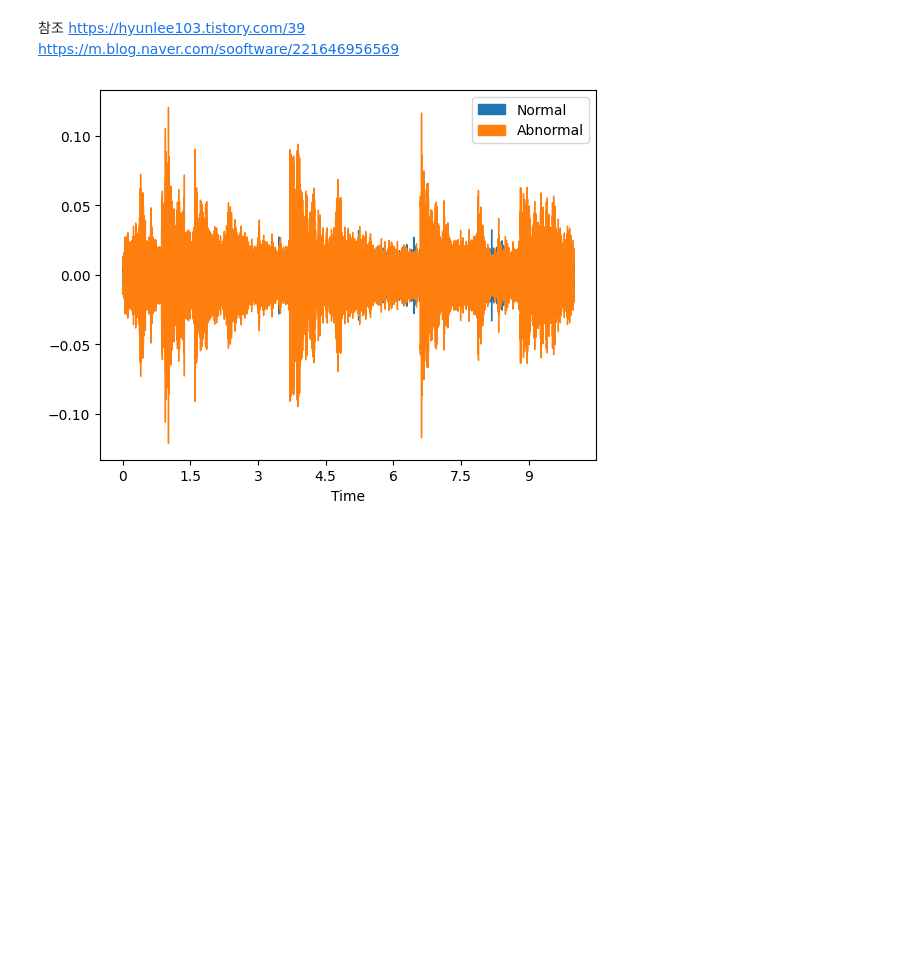
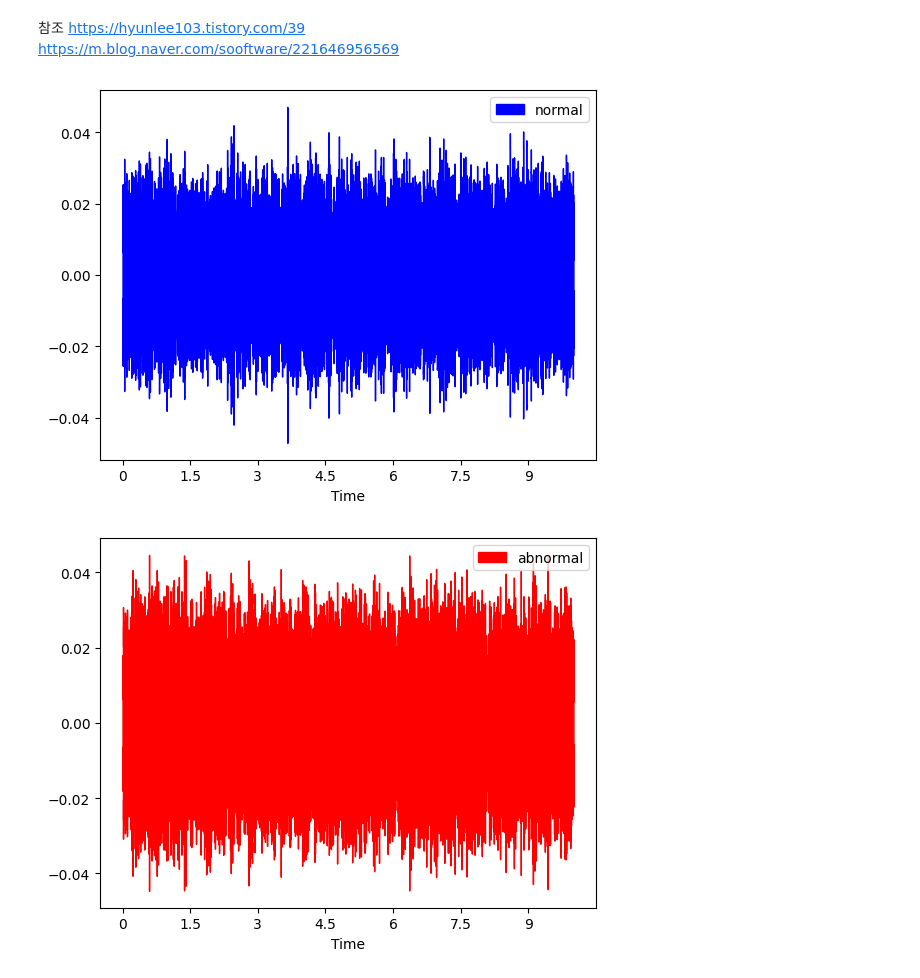
Before and after one commit to Kseorang1218/Deep-Learning-Study, a Jupyter notebook: MIMII/etc/MIMII데이터셋.ipynb, the cells around one changed output. Drawn from its saved outputs; the diff is of its cells as text; code cells hidden in the pictures; blank space fills up the shorter version.

```diff
--- a/MIMII/etc/MIMII데이터셋.ipynb
+++ b/MIMII/etc/MIMII데이터셋.ipynb
@@ -8,24 +10,16 @@ import matplotlib.pyplot as plt
-# %%
-normal_data, sample_rate = librosa.load('../../data/mimii/0_dB/pump/id_00/normal/00000000.wav', sr=16000)
-
-#파형을 그래프로 그림
-dsp.waveshow(normal_data,sr=sample_rate, label="Normal")
-
-#소리 재생
-from IPython.display import Audio
-Audio(data=normal_data,rate=sample_rate)
-
-abnormal_data, sample_rate = librosa.load('../../data/mimii/0_dB/pump/id_00/abnormal/00000000.wav', sr=16000)
-
-#파형을 그래프로 그림
-dsp.waveshow(abnormal_data,sr=sample_rate, label="Abnormal")
-
-#소리 재생
-from IPython.display import Audio
-Audio(data=abnormal_data,rate=sample_rate)
-
-plt.legend(loc="upper right")
-plt.show()
-# %% [output]
-[figure, removed]
+# %%
+def visualize_data(data, sr, label, color='b'):
+    dsp.waveshow(data,sr=sr, label=label, color=color)
+    plt.legend(loc="upper right")
+    plt.show()
+
+
+normal_data, sample_rate = librosa.load('../../../data/mimii/-6_dB/fan/id_00/normal/00000000.wav', sr=16000)
+abnormal_data, sample_rate = librosa.load('../../../data/mimii/-6_dB/fan/id_00/abnormal/00000000.wav', sr=16000)
+
+visualize_data(normal_data, sample_rate, "normal")
+visualize_data(abnormal_data, sample_rate, "abnormal", 'r')
+# %% [output]
+[figure, added]
+[figure, added]
 # %%
```
Also changed, not shown: parts of 14 cells of this notebook, 1 other file.
